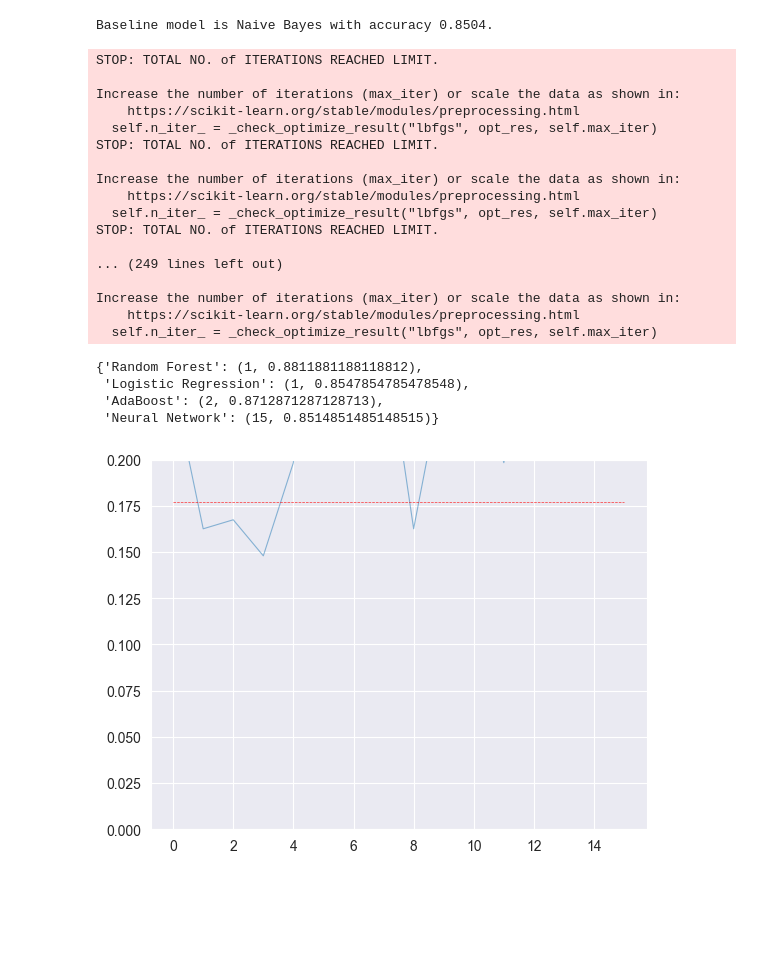
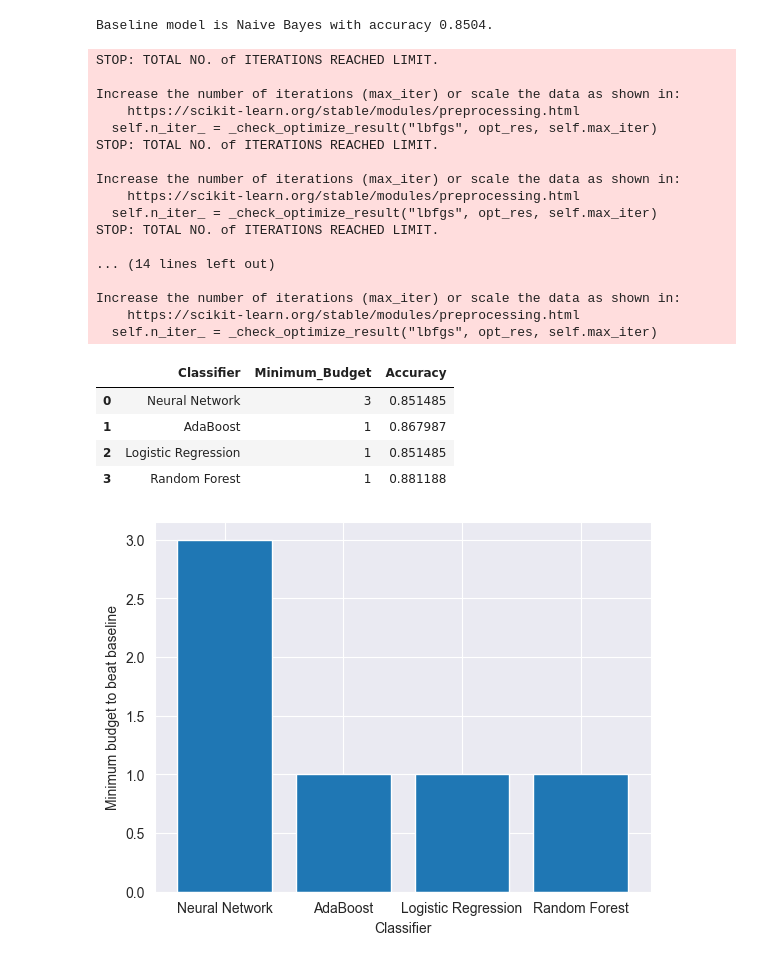
Before and after one commit to jurevito/automl-course, a Jupyter notebook: project1/project.ipynb, the cells around one changed output. Saved outputs shown, nothing was run; the diff lists cells and outputs as text; code cells hidden in the pictures; blank space fills up the shorter version.

Commit message:
save min budgets to db, plot nicely

```diff
--- a/project1/project.ipynb
+++ b/project1/project.ipynb
@@ -79,7 +79,7 @@ print(f"Baseline model is {baseline_model} with accuracy {baseline_score:.4f}.")
 # %% [output]
 Baseline model is Naive Bayes with accuracy 0.8504.
 # %%
-from util import preprocess, optimize_hyperparams, classifiers, search_spaces
+from util import preprocess, optimize_hyperparams, classifiers, search_spaces, pd_insert_row
 
 from sklearn.metrics import accuracy_score
 from sklearn.preprocessing import StandardScaler
@@ -96,7 +96,7 @@ scaler.transform(X_test)
 
 classifiers_without_baseline = [classifier for classifier in search_spaces.keys() if classifier != baseline_model]
 
-min_budget_score = {}
+min_budget_score = pd.DataFrame(columns=['Classifier', 'Minimum_Budget', 'Accuracy'])
 
 for classifier_name in classifiers_without_baseline:
     for budget in [1, 2, 3, 5, 10, 15, 20, 30, 50, 70, 100]:
@@ -108,9 +108,8 @@ for classifier_name in classifiers_without_baseline:
 
         score = accuracy_score(y_test, y_pred)
 
-        min_budget_score[classifier_name] = (budget, score)
-
         if score > baseline_score:
+            min_budget_score = pd_insert_row(min_budget_score, [classifier_name, budget, score])
             break
 
 min_budget_score
@@ -127,15 +126,25 @@ Increase the number of iterations (max_iter) or scale the data as shown in:
   self.n_iter_ = _check_optimize_result("lbfgs", opt_res, self.max_iter)
 STOP: TOTAL NO. of ITERATIONS REACHED LIMIT.
 
-... (249 lines left out)
+... (14 lines left out)
 
 Increase the number of iterations (max_iter) or scale the data as shown in:
     https://scikit-learn.org/stable/modules/preprocessing.html
   self.n_iter_ = _check_optimize_result("lbfgs", opt_res, self.max_iter)
-{'Random Forest': (1, 0.8811881188118812),
- 'Logistic Regression': (1, 0.8547854785478548),
- 'AdaBoost': (2, 0.8712871287128713),
- 'Neural Network': (15, 0.8514851485148515)}
+|  | Classifier | Minimum_Budget | Accuracy |
+| 0 | Neural Network | 3 | 0.851485 |
+| 1 | AdaBoost | 1 | 0.867987 |
+| 2 | Logistic Regression | 1 | 0.851485 |
+| 3 | Random Forest | 1 | 0.881188 |
+# %%
+from matplotlib import pyplot as plt
+
+plt.bar(min_budget_score['Classifier'], min_budget_score['Minimum_Budget'])
+plt.xlabel("Classifier")
+plt.ylabel("Minimum budget to beat baseline")
+plt.show()
+# %% [output]
+[figure, added]
 # %%
 from matplotlib import pyplot as plt
 
@@ -145,5 +154,3 @@ def visualise_search(losses, baseline):
     plt.plot([0, len(losses)], [baseline, baseline], linestyle='dashed', linewidth=0.5, color='red', alpha=0.8)
     plt.ylim(0, 0.2)
     plt.show()
-# %% [output]
-[figure, removed]
```
Also changed, not shown: parts of 1 cell of this notebook, 1 other file.
